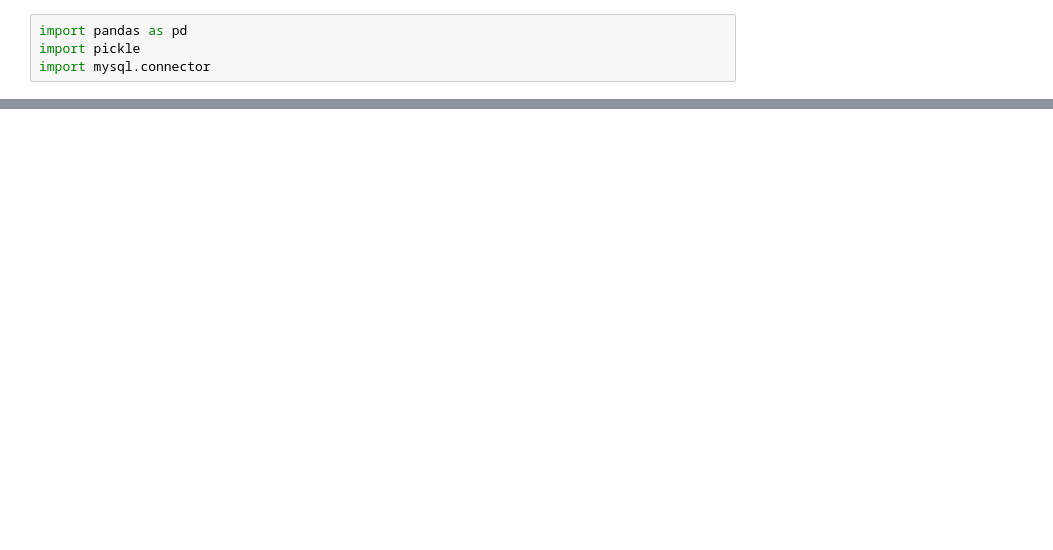
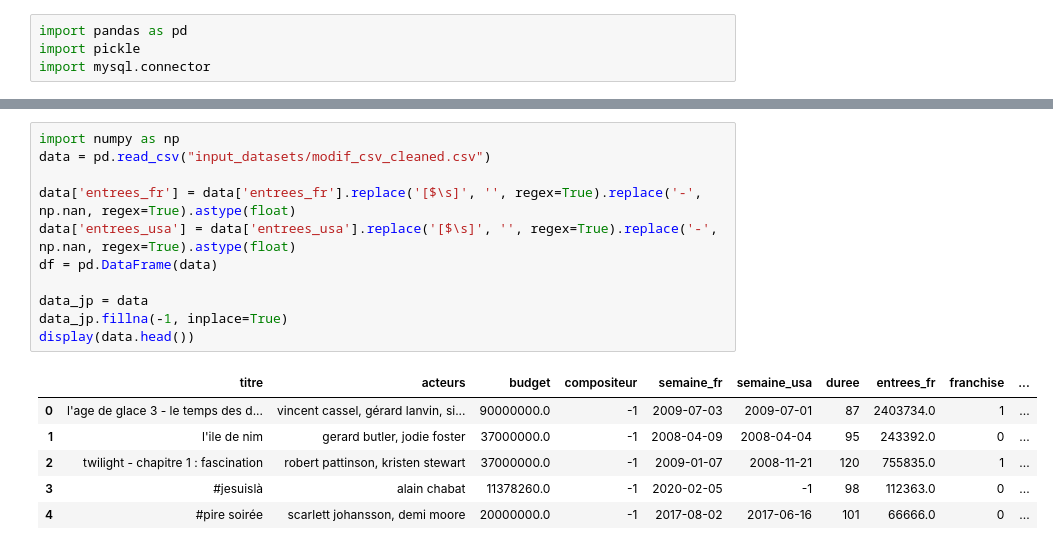
Before and after one commit to cjulliar/Movie_Popularity_Prediction, a Jupyter notebook: ml/cleaning_sql.ipynb, the cells around one changed output, grey strips where cells are left out. Drawn from its saved outputs; the diff is of its cells as text; blank space fills up the shorter version.

```diff
--- a/ml/cleaning_sql.ipynb
+++ b/ml/cleaning_sql.ipynb
@@ -31,0 +35,18 @@ df.to_csv("donnees.csv", index=False)
+# %%
+import numpy as np
+data = pd.read_csv("input_datasets/modif_csv_cleaned.csv")
+
+data['entrees_fr'] = data['entrees_fr'].replace('[$\s]', '', regex=True).replace('-', np.nan, regex=True).astype(float)
+data['entrees_usa'] = data['entrees_usa'].replace('[$\s]', '', regex=True).replace('-', np.nan, regex=True).astype(float)
+df = pd.DataFrame(data)
+
+data_jp = data
+data_jp.fillna(-1, inplace=True)
+display(data.head())
+# %% [output]
+|  | titre | acteurs | budget | compositeur | semaine_fr | semaine_usa | duree | entrees_fr | franchise | ... |
+| 0 | l'age de glace 3 - le temps des d... | vincent cassel, gérard lanvin, si... | 90000000.0 | -1 | 2009-07-03 | 2009-07-01 | 87 | 2403734.0 | 1 | ... |
+| 1 | l'ile de nim | gerard butler, jodie foster | 37000000.0 | -1 | 2008-04-09 | 2008-04-04 | 95 | 243392.0 | 0 | ... |
+| 2 | twilight - chapitre 1 : fascination | robert pattinson, kristen stewart | 37000000.0 | -1 | 2009-01-07 | 2008-11-21 | 120 | 755835.0 | 1 | ... |
+| 3 | #jesuislà | alain chabat | 11378260.0 | -1 | 2020-02-05 | -1 | 98 | 112363.0 | 0 | ... |
+| 4 | #pire soirée | scarlett johansson, demi moore | 20000000.0 | -1 | 2017-08-02 | 2017-06-16 | 101 | 66666.0 | 0 | ... |
```
Also changed, not shown: parts of 36 cells of this notebook, 12 other files.
